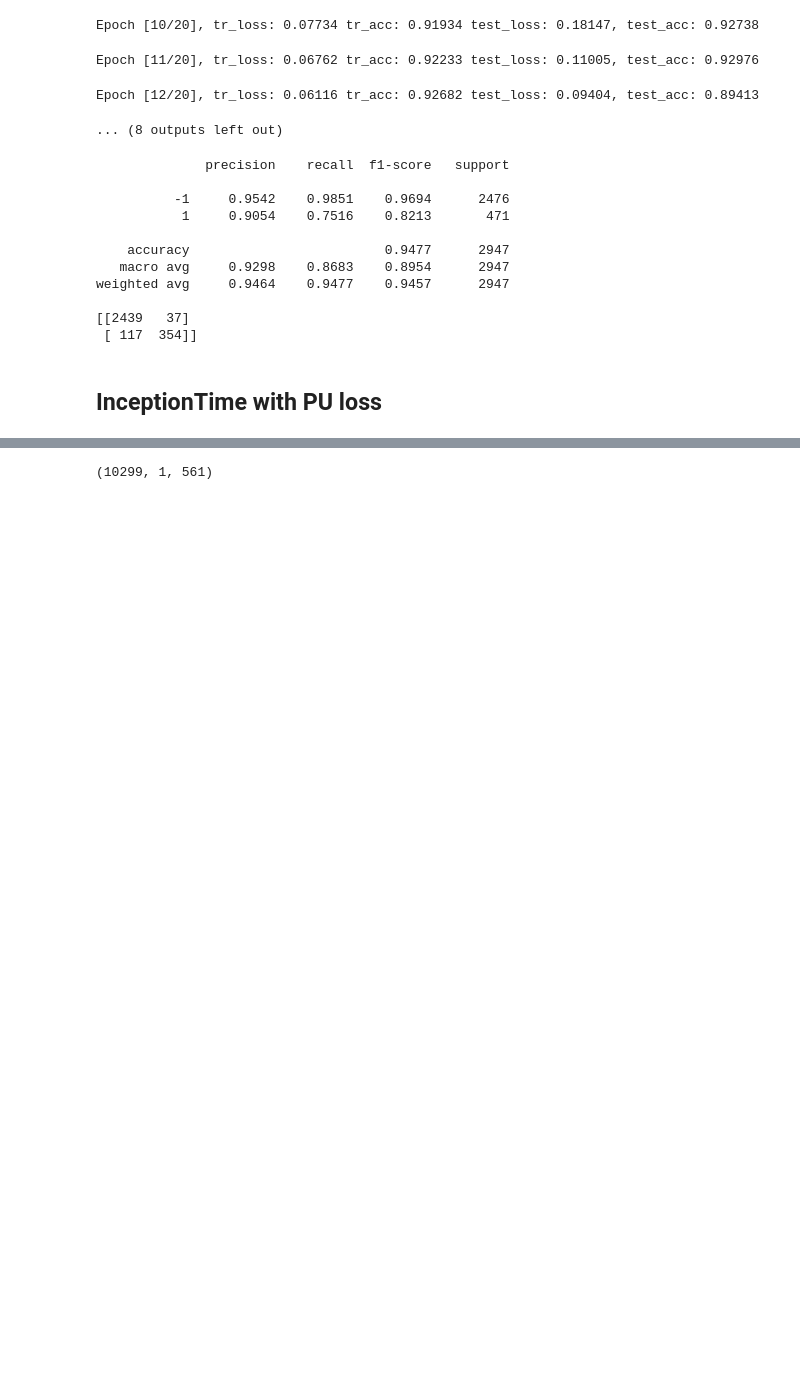
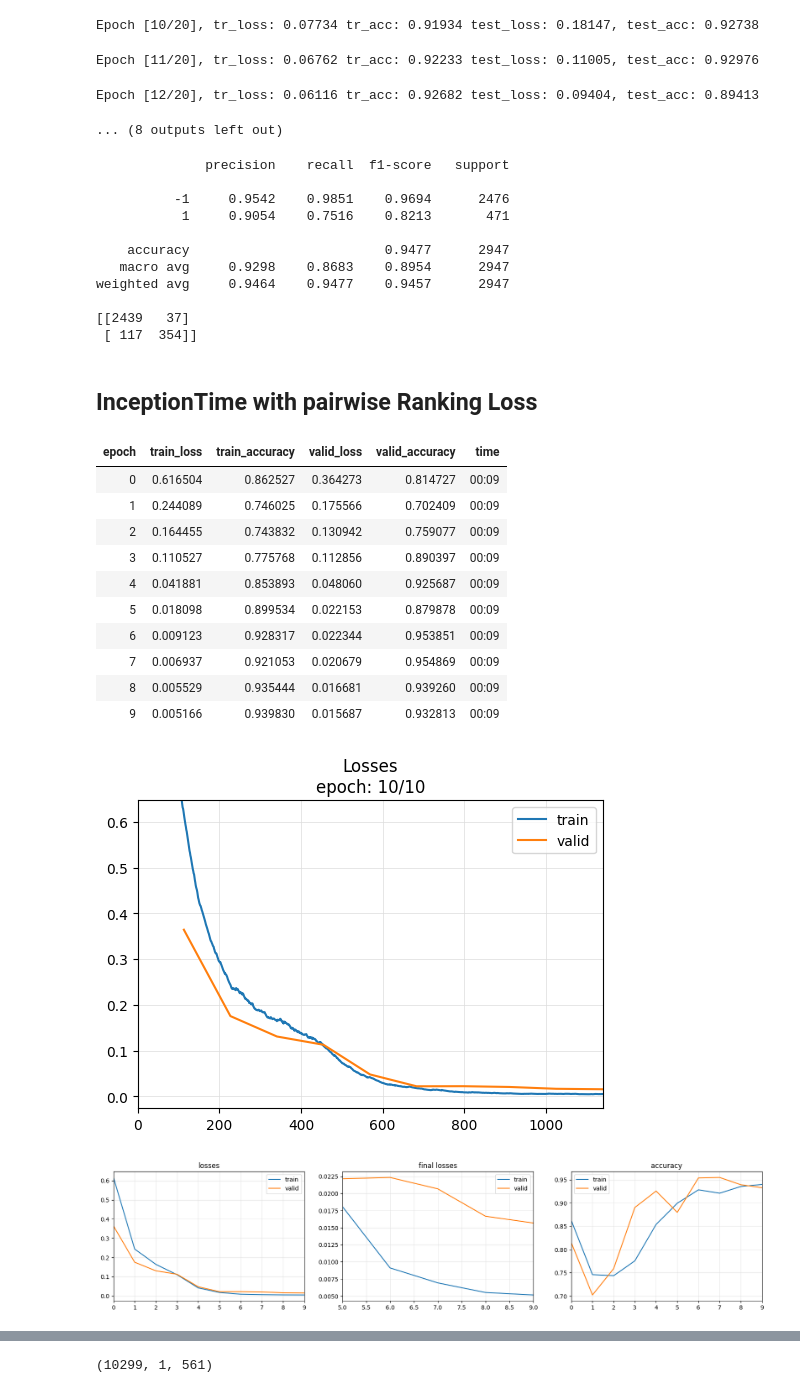
Before and after one commit to darosali/har-pu-learning, a Jupyter notebook: har_baseline.ipynb, the cells around one changed output, grey strips where cells are left out. Cells and saved outputs as stored; diff of their text form; code cells hidden in the pictures; blank space fills up the shorter version.

Commit message:
Add pairwise ranking loss

```diff
--- a/har_baseline.ipynb
+++ b/har_baseline.ipynb
@@ -297,9 +297,10 @@ print(confusion_matrix(target, preds.astype(int)))
 # %%
 positive_class = 2
-#y_train_pu = (y_train_np == positive_class).astype(int)
-y_train_pu = np.where(y_train == positive_class, 1, -1)
-#y_test_pu  = (y_test_np  == positive_class).astype(int)
-y_test_pu = np.where(y_test == positive_class, 1, -1)
+y_train_pu = (y_train_np == positive_class).astype(int)
+y_test_pu  = (y_test_np  == positive_class).astype(int)
+
+#y_train_pu = np.where(y_train == positive_class, 1, -1)
+#y_test_pu = np.where(y_test == positive_class, 1, -1)
 # %%
 X_tr_tensor = X_tr_tensor.view(X_tr_tensor.shape[0], 1, -1)
 X_test_tensor = X_test_tensor.view(X_test_tensor.shape[0], 1, -1)
@@ -657,4 +658,4 @@ weighted avg     0.9464    0.9477    0.9457      2947
 [[2439   37]
  [ 117  354]]
 # %% [markdown]
-## InceptionTime with PU loss
+## InceptionTime with pairwise Ranking Loss
@@ -663,0 +662,35 @@ y_test_pu  = (y_test_np  == positive_class).astype(int)
+# %%
+from tsai.all import *
+from pu_loss import PULoss, PULossWrapped, PURankingLoss
+
+criterion = PURankingLoss()
+
+X_all = np.concatenate([X_train_np, X_test_np]).astype(np.float32)
+y_all = np.concatenate([y_train_pu, y_test_pu])
+
+splits = (list(range(len(y_train_np))),
+          list(range(len(y_train_np), len(y_all))))
+
+tfms = [None, TSClassification()]
+#batch_tfms = TSStandardize(by_sample=True)
+batch_tfms = [TSStandardize()]
+
+clf = TSClassifier(X_all, y_all, splits=splits, arch="InceptionTimePlus",
+                   tfms=tfms, batch_tfms=batch_tfms ,train_metrics=True, loss_func=criterion, fusion_dropout=0.5,
+                   metrics=accuracy, cbs=ShowGraph())
+# %%
+clf.fit_one_cycle(10, 1e-5)
+# %% [output]
+| epoch | train_loss | train_accuracy | valid_loss | valid_accuracy | time |
+| 0 | 0.616504 | 0.862527 | 0.364273 | 0.814727 | 00:09 |
+| 1 | 0.244089 | 0.746025 | 0.175566 | 0.702409 | 00:09 |
+| 2 | 0.164455 | 0.743832 | 0.130942 | 0.759077 | 00:09 |
+| 3 | 0.110527 | 0.775768 | 0.112856 | 0.890397 | 00:09 |
+| 4 | 0.041881 | 0.853893 | 0.048060 | 0.925687 | 00:09 |
+| 5 | 0.018098 | 0.899534 | 0.022153 | 0.879878 | 00:09 |
+| 6 | 0.009123 | 0.928317 | 0.022344 | 0.953851 | 00:09 |
+| 7 | 0.006937 | 0.921053 | 0.020679 | 0.954869 | 00:09 |
+| 8 | 0.005529 | 0.935444 | 0.016681 | 0.939260 | 00:09 |
+| 9 | 0.005166 | 0.939830 | 0.015687 | 0.932813 | 00:09 |
+[figure, added]
+[figure, added]
```
Also changed, not shown: parts of 16 cells of this notebook, 1 other file.
